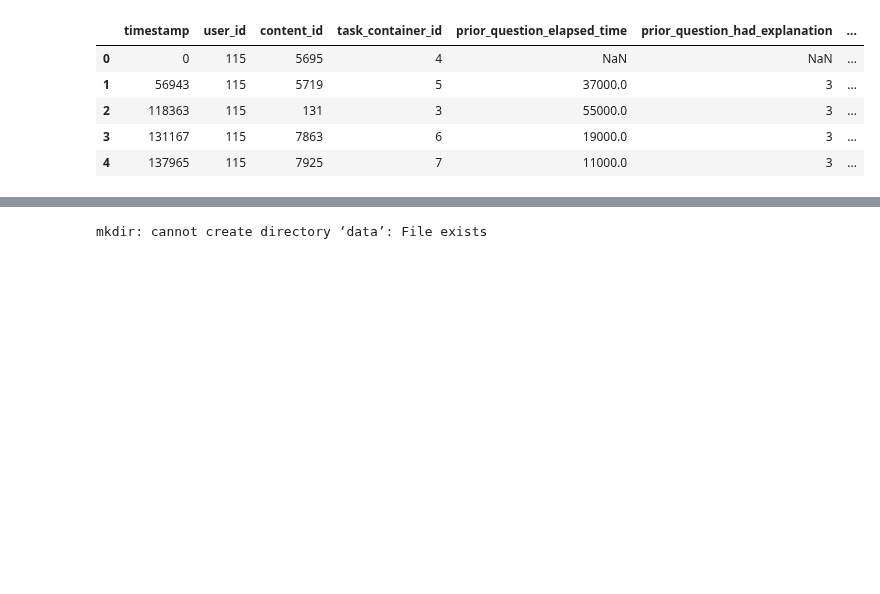
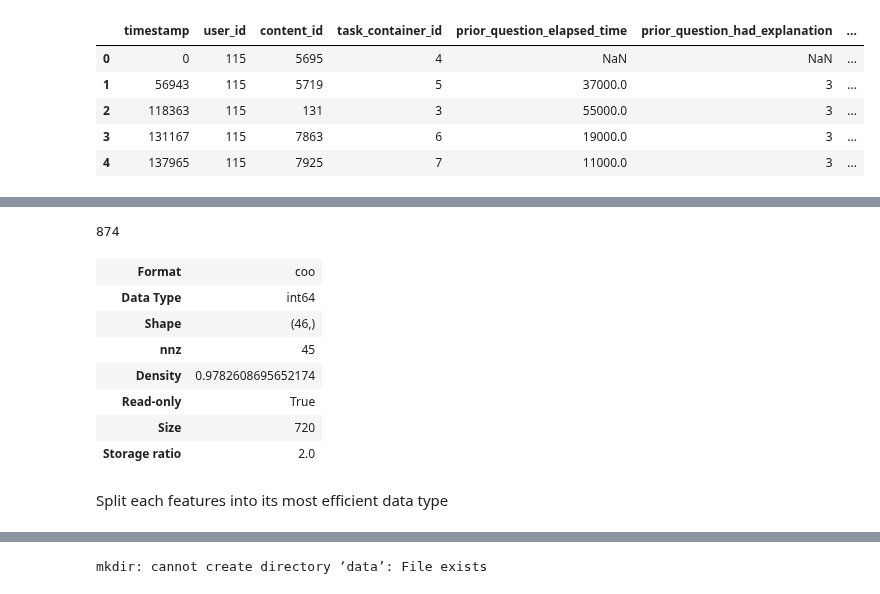
Before and after one commit to nisarahamedk/kaggle-riid, a Jupyter notebook: notebooks/train_user_state_dict_for_inference_encdec.ipynb, the cells around one changed output, grey strips where cells are left out. Saved outputs shown, nothing was run; the diff lists cells and outputs as text; code cells hidden in the pictures; blank space fills up the shorter version.

```diff
--- a/notebooks/train_user_state_dict_for_inference_encdec.ipynb
+++ b/notebooks/train_user_state_dict_for_inference_encdec.ipynb
@@ -226,0 +230,50 @@ user_groups = train_df.groupby("user_id")
+# %%
+def preprocess2(rows):
+    """
+    'row_id': 'int64',
+    'timestamp': 'int64',
+    'user_id': 'int32',
+    'content_id': 'int16',
+    'content_type_id': 'int8',
+    'task_container_id': 'int16',
+    'user_answer': 'int8',
+    'answered_correctly': 'int8',
+    'prior_question_elapsed_time': 'float32',
+    'prior_question_had_explanation': 'int8'
+    """
+    int64_feat = rows["timestamp"].values.astype(np.int64)
+    int32_feat = rows["prior_question_elapsed_time"].values.astype(np.int32)
+    int16_feat = np.stack([
+        rows["content_id"].values.astype(np.int16),
+        rows["task_container_id"].values.astype(np.int16),
+    ])
+    int8_feat = np.stack([
+        rows["prior_question_had_explanation"].fillna(-1).values.astype(np.int8),
+        rows["part"].values.astype(np.int8),
+        rows["answered_correctly"].values.astype(np.int8)
+    ])
+
+    return int64_feat, int32_feat, int16_feat, int8_feat
+# %%
+ug, udf = next(iter(user_groups))
+# %%
+out1 = preprocess2(udf)
+# %%
+sum([out1[i].nbytes for i in range(4)])
+# %% [output]
+874
+# %%
+out_sparse = sparse.COO.from_numpy(out1[0])
+# %%
+out_sparse
+# %% [output]
+| Format | coo |
+| Data Type | int64 |
+| Shape | (46,) |
+| nnz | 45 |
+| Density | 0.9782608695652174 |
+| Read-only | True |
+| Size | 720 |
+| Storage ratio | 2.0 |
+# %% [markdown]
+Split each features into its most efficient data type
```
Also changed, not shown: parts of 120 cells of this notebook, 1 other file.
